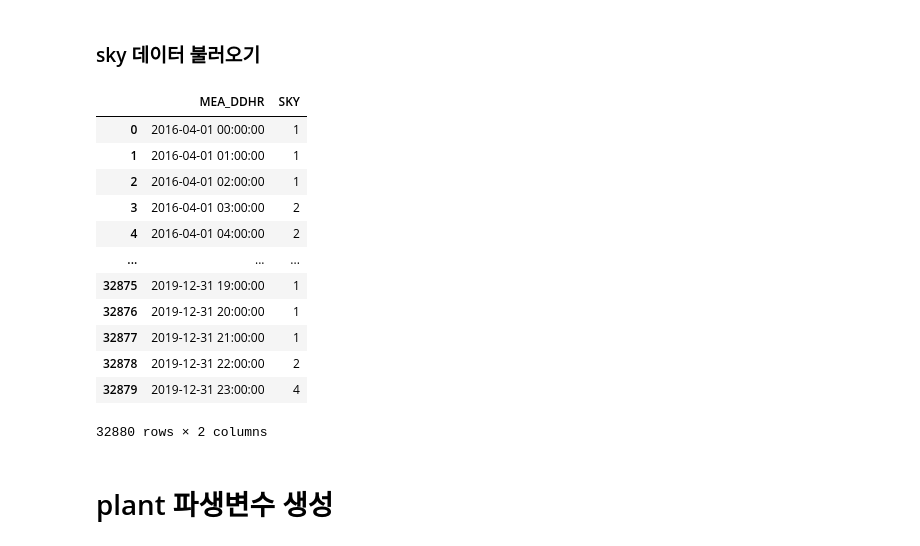
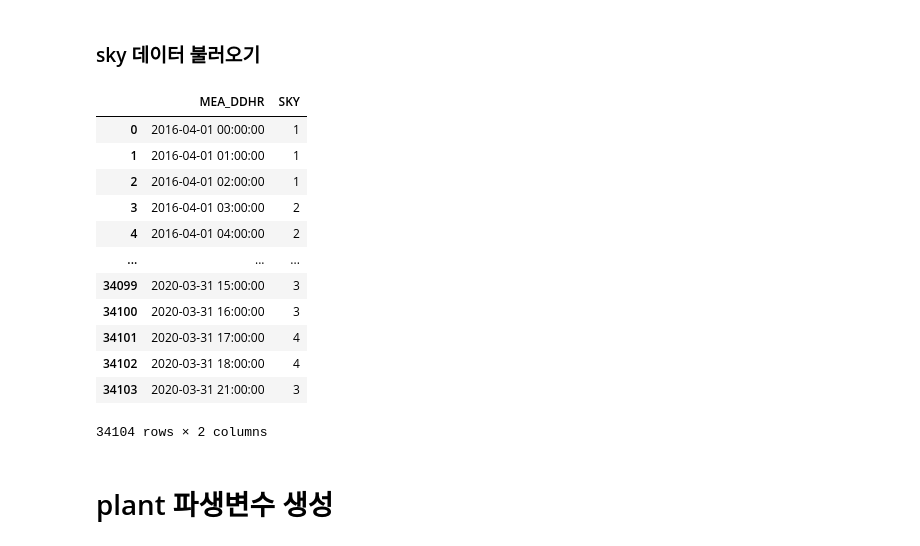
Before and after one commit to ek-koh/2020-Weather-Bigdata-Contest, a Jupyter notebook: Weather-Bigdata-Contest/2.파생변수.ipynb, the cells around one changed output. Drawn from its saved outputs; the diff is of its cells as text; code cells hidden in the pictures.

```diff
--- a/Weather-Bigdata-Contest/2.파생변수.ipynb
+++ b/Weather-Bigdata-Contest/2.파생변수.ipynb
@@ -111,22 +111,22 @@ asos
 # %% [markdown]
 ### sky 데이터 불러오기
 # %%
-sky = pd.read_csv('data/22.savedata_weather/sky_all.csv')
+sky = pd.read_csv('data/22.savedata_weather/sky_all_to2020.csv')
 sky
 # %% [output]
 |  | MEA_DDHR | SKY |
 | 0 | 2016-04-01 00:00:00 | 1 |
 | 1 | 2016-04-01 01:00:00 | 1 |
 | 2 | 2016-04-01 02:00:00 | 1 |
 | 3 | 2016-04-01 03:00:00 | 2 |
 | 4 | 2016-04-01 04:00:00 | 2 |
 | ... | ... | ... |
-| 32875 | 2019-12-31 19:00:00 | 1 |
-| 32876 | 2019-12-31 20:00:00 | 1 |
-| 32877 | 2019-12-31 21:00:00 | 1 |
-| 32878 | 2019-12-31 22:00:00 | 2 |
-| 32879 | 2019-12-31 23:00:00 | 4 |
+| 34099 | 2020-03-31 15:00:00 | 3 |
+| 34100 | 2020-03-31 16:00:00 | 3 |
+| 34101 | 2020-03-31 17:00:00 | 4 |
+| 34102 | 2020-03-31 18:00:00 | 4 |
+| 34103 | 2020-03-31 21:00:00 | 3 |
-32880 rows × 2 columns
+34104 rows × 2 columns
 # %% [markdown]
 # plant 파생변수 생성
 # %% [markdown]
```
Also changed, not shown: parts of 2 cells of this notebook, 3 other files.
